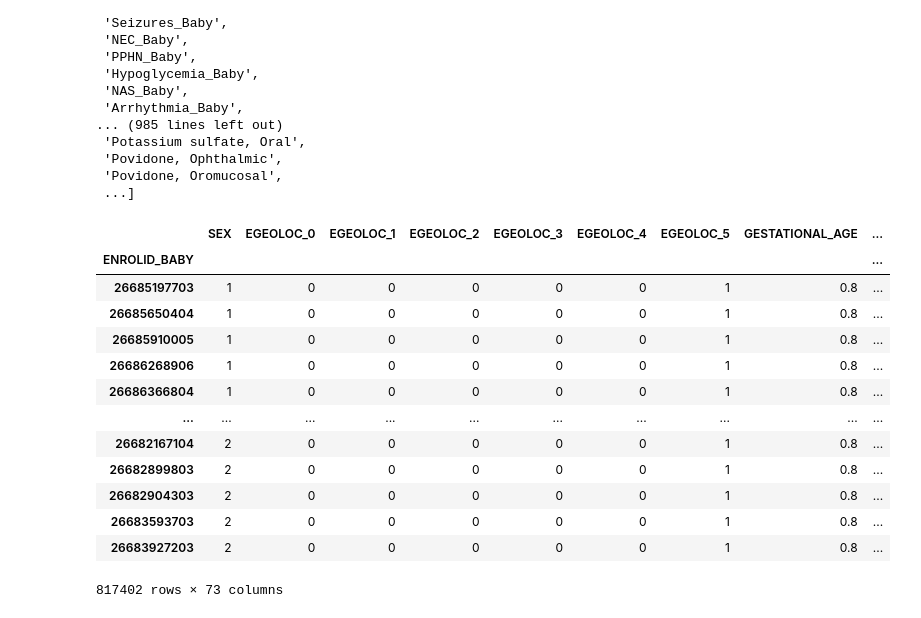
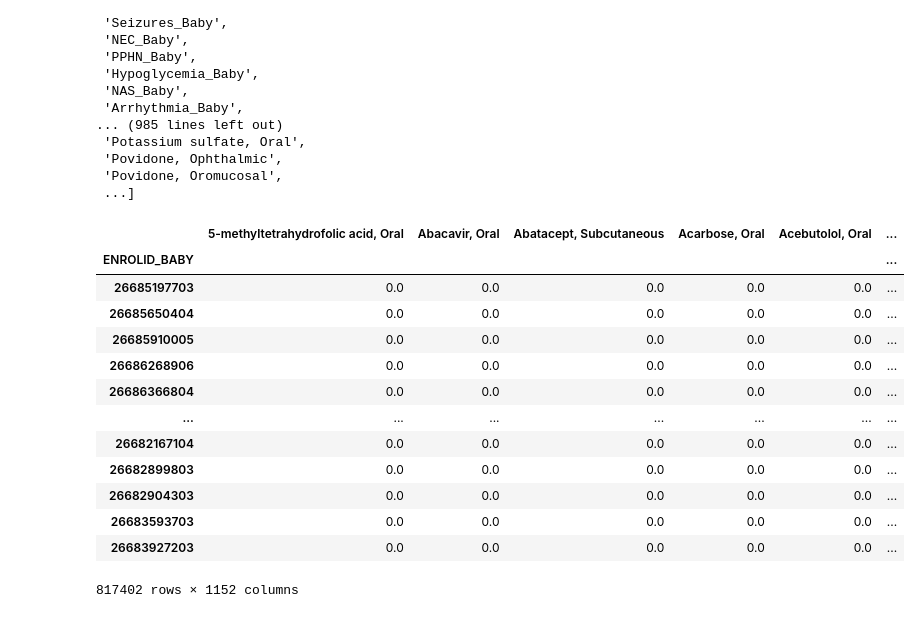
Before and after one commit to yerakim824/PregMedNet, a Jupyter notebook: Interactive_Webapp/Test_Previous_Formulas.ipynb, the cells around one changed output. Drawn from its saved outputs; the diff is of its cells as text; code cells hidden in the pictures.

```diff
--- a/Interactive_Webapp/Test_Previous_Formulas.ipynb
+++ b/Interactive_Webapp/Test_Previous_Formulas.ipynb
@@ -489,19 +489,19 @@ mom_med = df.loc[:,'5-methyltetrahydrofolic acid, Oral':]
 # %%
 confounders = df.loc[:,'SEX':'SUD_Smoking_Mom']
 # %%
-confounders.max()
+mom_med
 # %% [output]
-|  | SEX | EGEOLOC_0 | EGEOLOC_1 | EGEOLOC_2 | EGEOLOC_3 | EGEOLOC_4 | EGEOLOC_5 | GESTATIONAL_AGE | ... |
-| ENROLID_BABY |  |  |  |  |  |  |  |  | ... |
-| 26685197703 | 1 | 0 | 0 | 0 | 0 | 0 | 1 | 0.8 | ... |
-| 26685650404 | 1 | 0 | 0 | 0 | 0 | 0 | 1 | 0.8 | ... |
-| 26685910005 | 1 | 0 | 0 | 0 | 0 | 0 | 1 | 0.8 | ... |
-| 26686268906 | 1 | 0 | 0 | 0 | 0 | 0 | 1 | 0.8 | ... |
-| 26686366804 | 1 | 0 | 0 | 0 | 0 | 0 | 1 | 0.8 | ... |
-| ... | ... | ... | ... | ... | ... | ... | ... | ... | ... |
-| 26682167104 | 2 | 0 | 0 | 0 | 0 | 0 | 1 | 0.8 | ... |
-| 26682899803 | 2 | 0 | 0 | 0 | 0 | 0 | 1 | 0.8 | ... |
-| 26682904303 | 2 | 0 | 0 | 0 | 0 | 0 | 1 | 0.8 | ... |
-| 26683593703 | 2 | 0 | 0 | 0 | 0 | 0 | 1 | 0.8 | ... |
-| 26683927203 | 2 | 0 | 0 | 0 | 0 | 0 | 1 | 0.8 | ... |
+|  | 5-methyltetrahydrofolic acid, Oral | Abacavir, Oral | Abatacept, Subcutaneous | Acarbose, Oral | Acebutolol, Oral | ... |
+| ENROLID_BABY |  |  |  |  |  | ... |
+| 26685197703 | 0.0 | 0.0 | 0.0 | 0.0 | 0.0 | ... |
+| 26685650404 | 0.0 | 0.0 | 0.0 | 0.0 | 0.0 | ... |
+| 26685910005 | 0.0 | 0.0 | 0.0 | 0.0 | 0.0 | ... |
+| 26686268906 | 0.0 | 0.0 | 0.0 | 0.0 | 0.0 | ... |
+| 26686366804 | 0.0 | 0.0 | 0.0 | 0.0 | 0.0 | ... |
+| ... | ... | ... | ... | ... | ... | ... |
+| 26682167104 | 0.0 | 0.0 | 0.0 | 0.0 | 0.0 | ... |
+| 26682899803 | 0.0 | 0.0 | 0.0 | 0.0 | 0.0 | ... |
+| 26682904303 | 0.0 | 0.0 | 0.0 | 0.0 | 0.0 | ... |
+| 26683593703 | 0.0 | 0.0 | 0.0 | 0.0 | 0.0 | ... |
+| 26683927203 | 0.0 | 0.0 | 0.0 | 0.0 | 0.0 | ... |
-817402 rows × 73 columns
+817402 rows × 1152 columns
```
Also changed, not shown: parts of 15 cells of this notebook, 4 other files.
